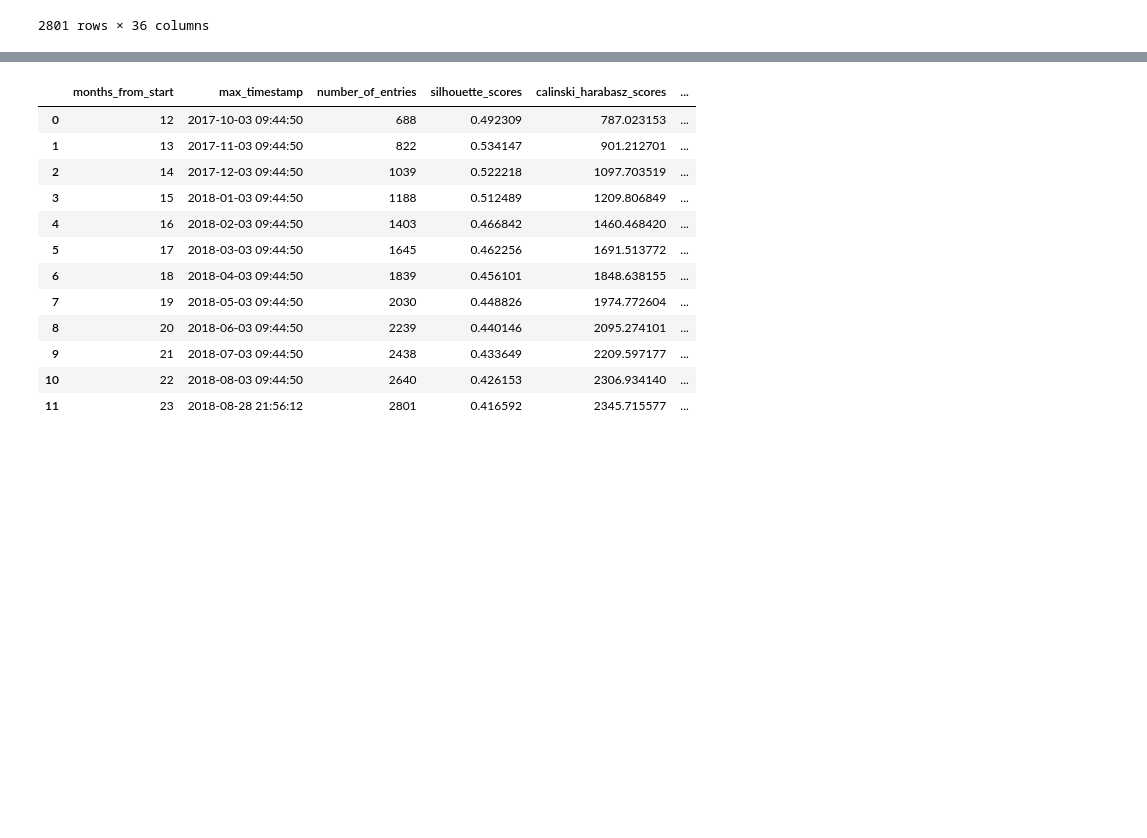
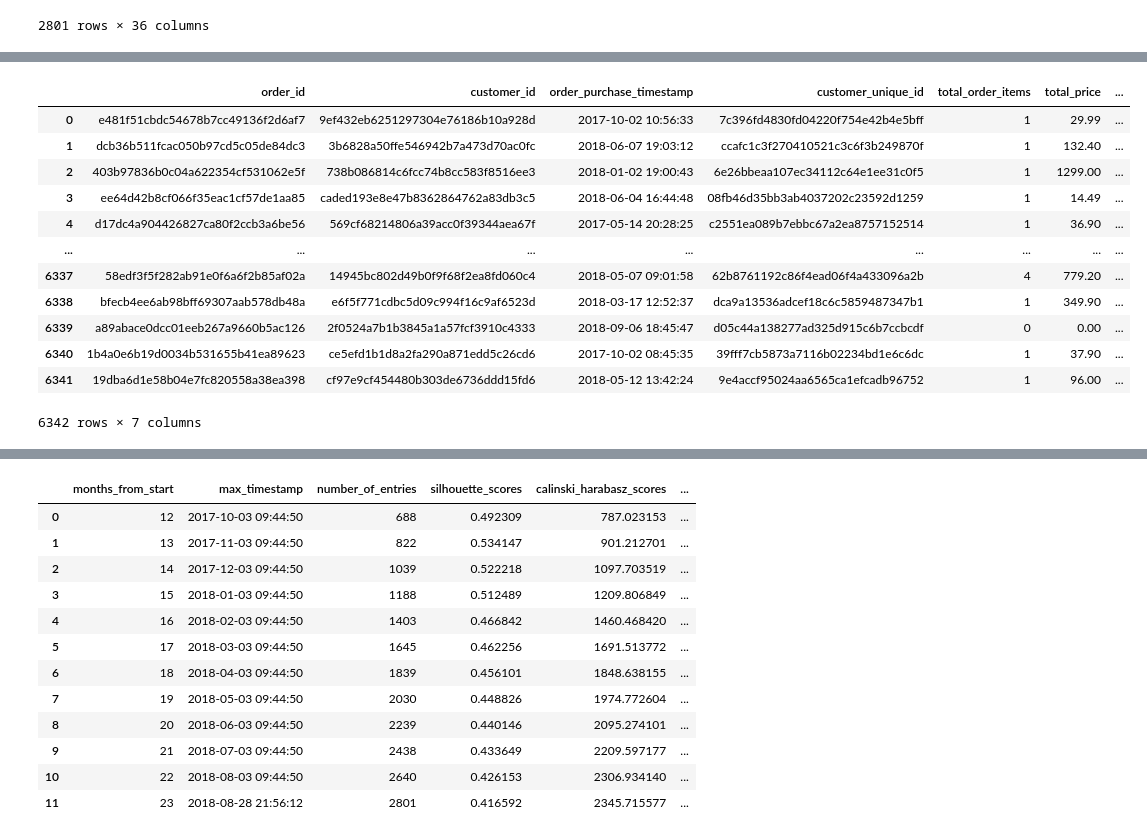
Before and after one commit to gabrielhermel/OC_DS_P5, a Jupyter notebook: Hermel_Gabriel_3_notebook_simulation_122022.ipynb, the cells around one changed output, grey strips where cells are left out. Drawn from its saved outputs; the diff is of its cells as text; code cells hidden in the pictures; blank space fills up the shorter version.

```diff
--- a/Hermel_Gabriel_3_notebook_simulation_122022.ipynb
+++ b/Hermel_Gabriel_3_notebook_simulation_122022.ipynb
@@ -81,0 +121,31 @@ for df in dfs_to_timestamps:
+# %%
+customers_df = pd.read_csv("olist_customers_dataset.csv")
+order_items_df = pd.read_csv("olist_order_items_dataset.csv")
+order_payments_df = pd.read_csv("olist_order_payments_dataset.csv")
+order_reviews_df = pd.read_csv("olist_order_reviews_dataset.csv")
+orders_df = pd.read_csv("olist_orders_dataset.csv")[
+    ["order_id", "customer_id", "order_purchase_timestamp"]
+]
+orders_df[["order_purchase_timestamp"]] = orders_df[["order_purchase_timestamp"]].apply(
+    pd.to_datetime, errors="coerce"
+)
+# orders_df["customer_unique_id"] = orders_df.apply(
+#     lambda x: customers_df.loc[customers_df["customer_id"] == x["customer_id"]][
+#         "customer_unique_id"
+#     ].item(),
+#     axis=1,
+# )
+orders_df = pd.merge(
+    orders_df,
+    customers_df[["customer_id", "customer_unique_id"]],
+    on="customer_id",
+    how="left",
+)
+customer_unique_id_counts = orders_df["customer_unique_id"].value_counts()
+orders_df = orders_df[
+    orders_df["customer_unique_id"].isin(
+        customer_unique_id_counts[customer_unique_id_counts > 1].index
+    )
+].reset_index(drop=True)
+
+display(orders_df)
@@ -81,0 +166,27 @@ for df in dfs_to_timestamps:
+# %%
+def get_order_items_info(row):
+    order_items_rows = order_items_df.loc[order_items_df["order_id"] == row["order_id"]]
+    row["total_order_items"] = order_items_rows.shape[0]
+    row["total_price"] = order_items_rows["price"].sum()
+    row["total_freight_value"] = order_items_rows["freight_value"].sum()
+
+    return row
+
+
+orders_df = orders_df.apply(get_order_items_info, axis=1)
+
+display(orders_df)
+# %% [output]
+|  | order_id | customer_id | order_purchase_timestamp | customer_unique_id | total_order_items | total_price | ... |
+| 0 | e481f51cbdc54678b7cc49136f2d6af7 | 9ef432eb6251297304e76186b10a928d | 2017-10-02 10:56:33 | 7c396fd4830fd04220f754e42b4e5bff | 1 | 29.99 | ... |
+| 1 | dcb36b511fcac050b97cd5c05de84dc3 | 3b6828a50ffe546942b7a473d70ac0fc | 2018-06-07 19:03:12 | ccafc1c3f270410521c3c6f3b249870f | 1 | 132.40 | ... |
+| 2 | 403b97836b0c04a622354cf531062e5f | 738b086814c6fcc74b8cc583f8516ee3 | 2018-01-02 19:00:43 | 6e26bbeaa107ec34112c64e1ee31c0f5 | 1 | 1299.00 | ... |
+| 3 | ee64d42b8cf066f35eac1cf57de1aa85 | caded193e8e47b8362864762a83db3c5 | 2018-06-04 16:44:48 | 08fb46d35bb3ab4037202c23592d1259 | 1 | 14.49 | ... |
+| 4 | d17dc4a904426827ca80f2ccb3a6be56 | 569cf68214806a39acc0f39344aea67f | 2017-05-14 20:28:25 | c2551ea089b7ebbc67a2ea8757152514 | 1 | 36.90 | ... |
+| ... | ... | ... | ... | ... | ... | ... | ... |
+| 6337 | 58edf3f5f282ab91e0f6a6f2b85af02a | 14945bc802d49b0f9f68f2ea8fd060c4 | 2018-05-07 09:01:58 | 62b8761192c86f4ead06f4a433096a2b | 4 | 779.20 | ... |
+| 6338 | bfecb4ee6ab98bff69307aab578db48a | e6f5f771cdbc5d09c994f16c9af6523d | 2018-03-17 12:52:37 | dca9a13536adcef18c6c5859487347b1 | 1 | 349.90 | ... |
+| 6339 | a89abace0dcc01eeb267a9660b5ac126 | 2f0524a7b1b3845a1a57fcf3910c4333 | 2018-09-06 18:45:47 | d05c44a138277ad325d915c6b7ccbcdf | 0 | 0.00 | ... |
+| 6340 | 1b4a0e6b19d0034b531655b41ea89623 | ce5efd1b1d8a2fa290a871edd5c26cd6 | 2017-10-02 08:45:35 | 39fff7cb5873a7116b02234bd1e6c6dc | 1 | 37.90 | ... |
+| 6341 | 19dba6d1e58b04e7fc820558a38ea398 | cf97e9cf454480b303de6736ddd15fd6 | 2018-05-12 13:42:24 | 9e4accf95024aa6565ca1efcadb96752 | 1 | 96.00 | ... |
+6342 rows × 7 columns
```
Also changed, not shown: parts of 5 cells of this notebook.
